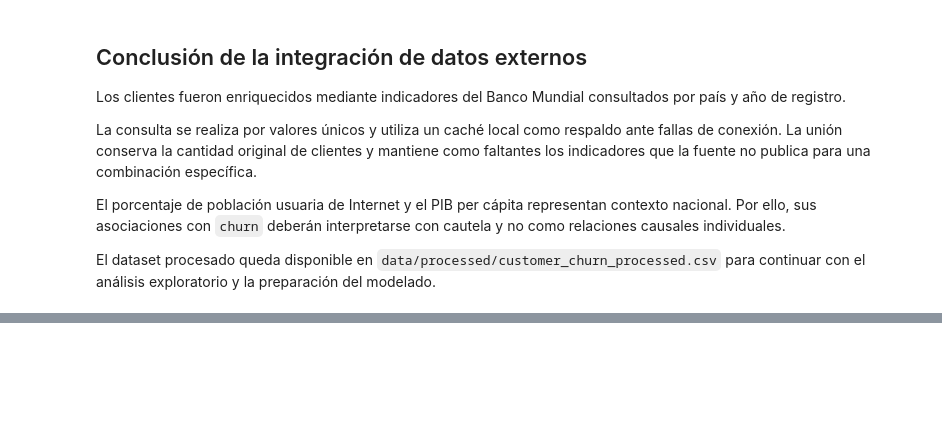
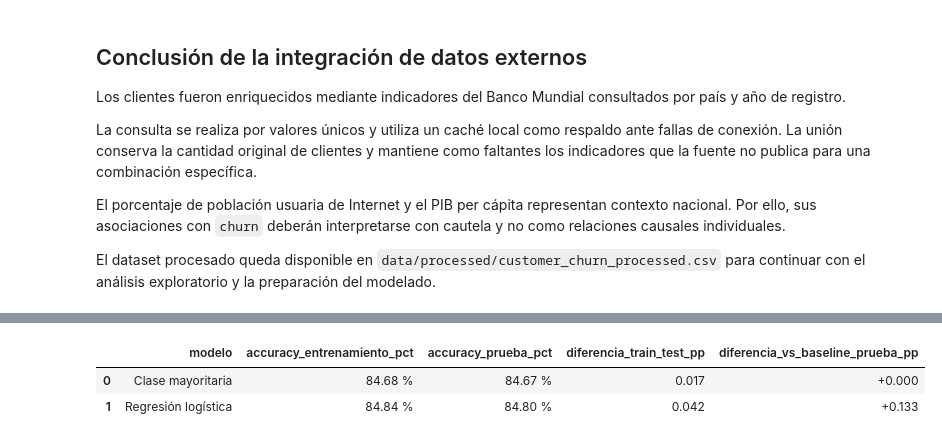
Before and after one commit to sebastianLagos16/customer-retention-analytics, a Jupyter notebook: notebook/Sebastian_lagos_Oscar_Oreste_ET_801V.ipynb, the cells around one changed output, grey strips where cells are left out. Cells and saved outputs as stored; diff of their text form; code cells hidden in the pictures; blank space fills up the shorter version.

```diff
--- a/notebook/Sebastian_lagos_Oscar_Oreste_ET_801V.ipynb
+++ b/notebook/Sebastian_lagos_Oscar_Oreste_ET_801V.ipynb
@@ -2185,0 +3615,100 @@ exploratorio y la preparación del modelado.
+# %%
+logistic_accuracy_train = accuracy_score(
+    y_train,
+    y_train_pred_logistic
+)
+
+logistic_accuracy_test = accuracy_score(
+    y_test,
+    y_test_pred_logistic
+)
+
+train_test_gap = abs(
+    logistic_accuracy_train
+    - logistic_accuracy_test
+)
+
+improvement_over_baseline_test = (
+    logistic_accuracy_test
+    - baseline_accuracy_test
+)
+
+baseline_train_test_gap = abs(
+    baseline_accuracy_train
+    - baseline_accuracy_test
+)
+
+tabla_accuracy = pd.DataFrame({
+    "modelo": [
+        "Clase mayoritaria",
+        "Regresión logística"
+    ],
+    "accuracy_entrenamiento_pct": [
+        baseline_accuracy_train * 100,
+        logistic_accuracy_train * 100
+    ],
+    "accuracy_prueba_pct": [
+        baseline_accuracy_test * 100,
+        logistic_accuracy_test * 100
+    ],
+    "diferencia_train_test_pp": [
+        baseline_train_test_gap * 100,
+        train_test_gap * 100
+    ],
+    "diferencia_vs_baseline_prueba_pp": [
+        0.0,
+        improvement_over_baseline_test * 100
+    ]
+})
+
+display(
+    tabla_accuracy.style.format({
+        "accuracy_entrenamiento_pct": "{:.2f} %",
+        "accuracy_prueba_pct": "{:.2f} %",
+        "diferencia_train_test_pp": "{:.3f}",
+        "diferencia_vs_baseline_prueba_pp": "{:+.3f}"
+    })
+)
+
+print(
+    "Diferencia absoluta train-test:",
+    f"{train_test_gap * 100:.3f} puntos porcentuales"
+)
+
+print(
+    "Diferencia frente al baseline de prueba:",
+    (
+        f"{improvement_over_baseline_test * 100:+.3f} "
+        "puntos porcentuales"
+    )
+)
+
+if train_test_gap < 0.02:
+    print(
+        "La diferencia entre entrenamiento y prueba es pequeña; "
+        "por accuracy no se observa sobreajuste importante."
+    )
+else:
+    print(
+        "La diferencia entre entrenamiento y prueba requiere "
+        "revisión antes de descartar sobreajuste."
+    )
+
+if abs(improvement_over_baseline_test) < 0.01:
+    print(
+        "La accuracy de prueba está extremadamente cerca del baseline. "
+        "La mejora es marginal y no demuestra utilidad suficiente."
+    )
+elif improvement_over_baseline_test > 0:
+    print(
+        "El modelo supera al baseline, pero la utilidad debe revisarse "
+        "junto con los errores de clasificación."
+    )
+else:
+    print(
+        "El modelo no supera al baseline de clase mayoritaria."
+    )
+# %% [output]
+|  | modelo | accuracy_entrenamiento_pct | accuracy_prueba_pct | diferencia_train_test_pp | diferencia_vs_baseline_prueba_pp |
+| 0 | Clase mayoritaria | 84.68 % | 84.67 % | 0.017 | +0.000 |
+| 1 | Regresión logística | 84.84 % | 84.80 % | 0.042 | +0.133 |
```
Also changed, not shown: parts of 76 cells of this notebook.
